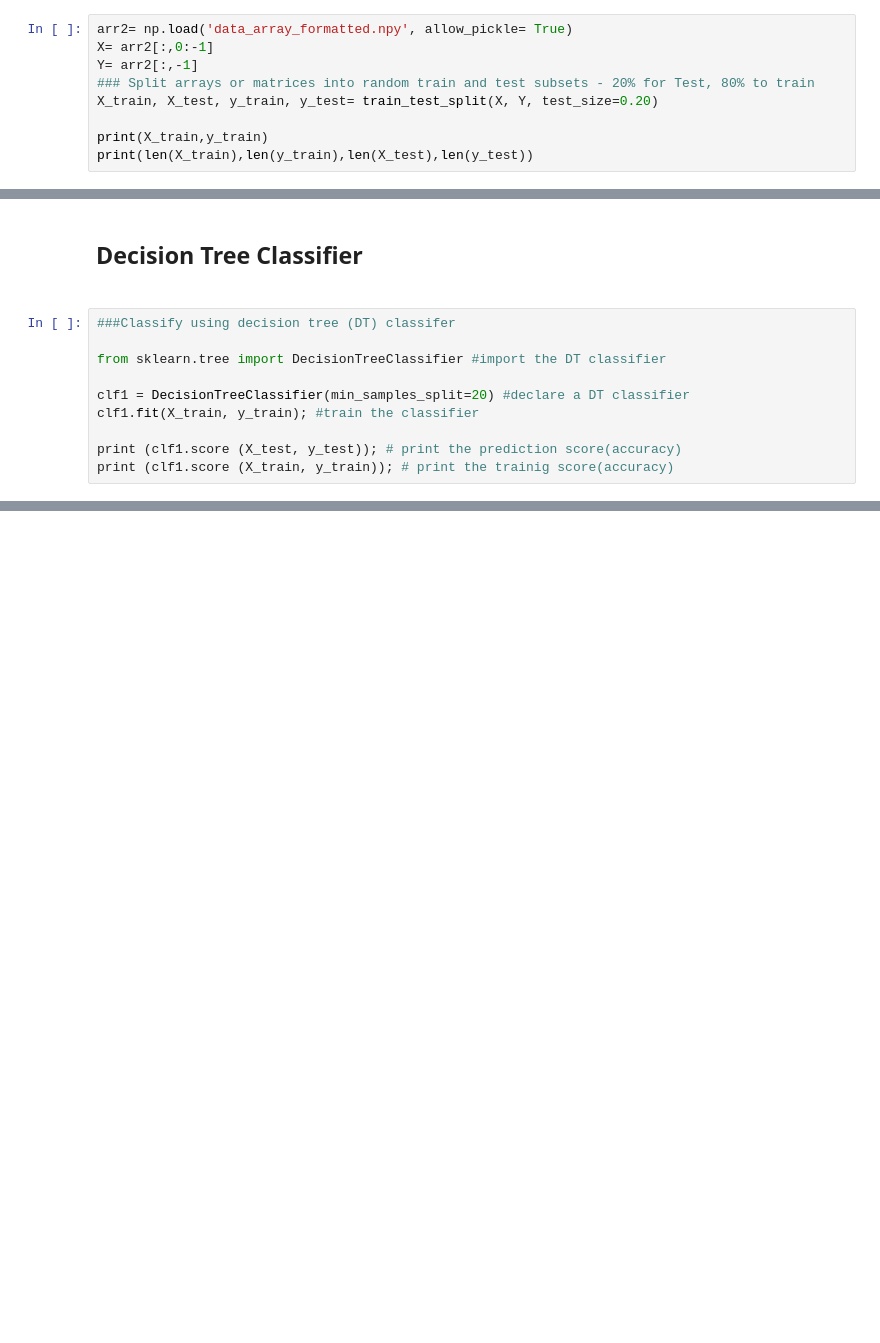
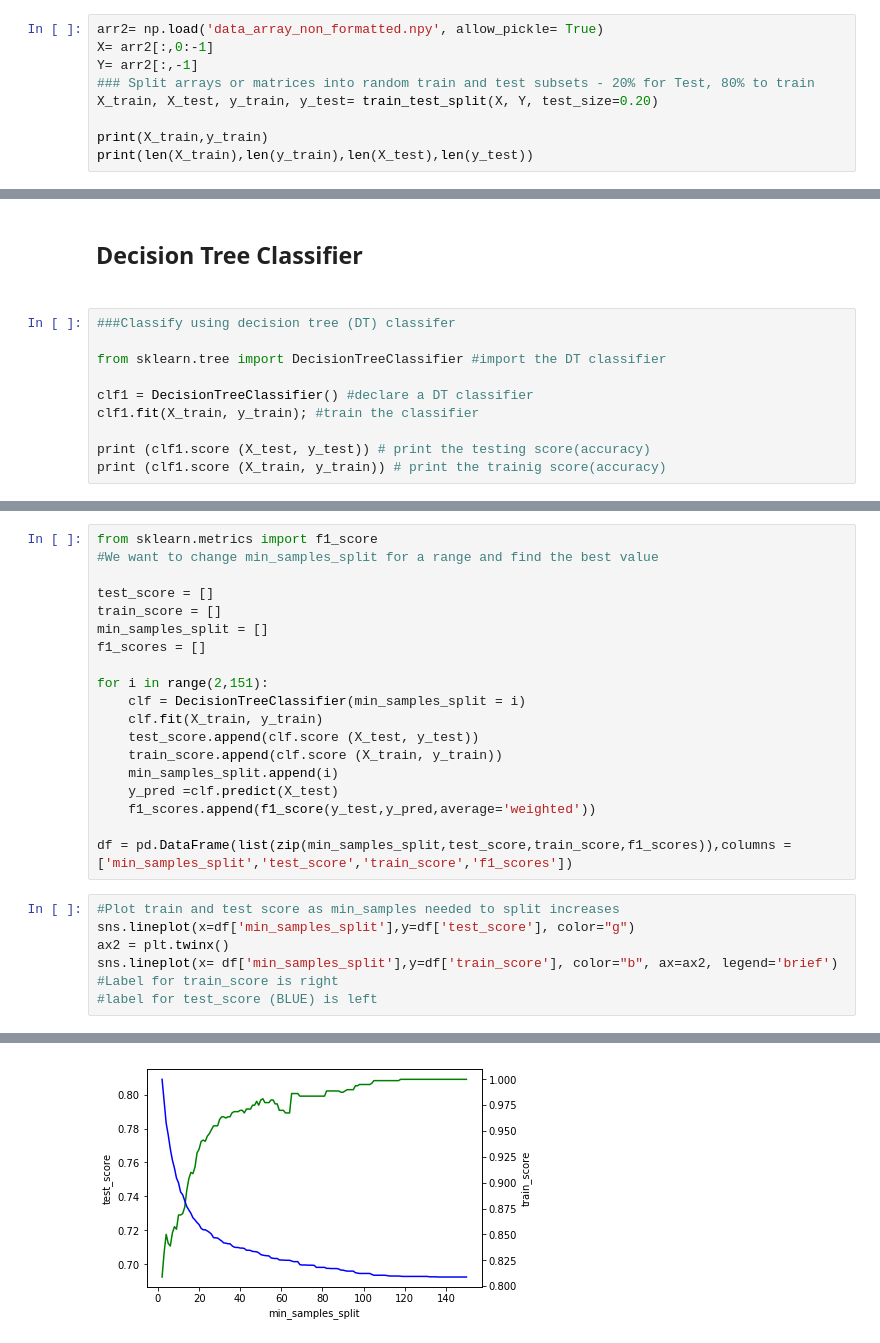
Before and after one commit to Taslim-M/The-Movies-Dataset, a Jupyter notebook: Applying Models.ipynb, the cells around one changed output, grey strips where cells are left out. Cells and saved outputs as stored; diff of their text form; blank space fills up the shorter version.

Commit message:
Phase 2 Graphs Fmatrix

```diff
--- a/Applying Models.ipynb
+++ b/Applying Models.ipynb
@@ -7,7 +10,7 @@ from sklearn.model_selection import train_test_split
 # %% [markdown]
 <h2> Loading Data <h2>
 # %%
-arr2= np.load('data_array_formatted.npy', allow_pickle= True)
+arr2= np.load('data_array_non_formatted.npy', allow_pickle= True)
 X= arr2[:,0:-1]
 Y= arr2[:,-1]
 ### Split arrays or matrices into random train and test subsets - 20% for Test, 80% to train
@@ -32,9 +34,9 @@ print(len(X_train),len(y_train),len(X_test),len(y_test))
 
 from sklearn.tree import DecisionTreeClassifier #import the DT classifier
 
-clf1 = DecisionTreeClassifier(min_samples_split=20) #declare a DT classifier
+clf1 = DecisionTreeClassifier() #declare a DT classifier
 clf1.fit(X_train, y_train); #train the classifier
 
-print (clf1.score (X_test, y_test)); # print the prediction score(accuracy)
-print (clf1.score (X_train, y_train)); # print the trainig score(accuracy)
+print (clf1.score (X_test, y_test)) # print the testing score(accuracy)
+print (clf1.score (X_train, y_train)) # print the trainig score(accuracy)
 # %% [output]
@@ -66,0 +47,27 @@ weighted avg       0.64      0.64      0.64      1314
+# %%
+from sklearn.metrics import f1_score
+#We want to change min_samples_split for a range and find the best value
+
+test_score = []
+train_score = []
+min_samples_split = []
+f1_scores = []
+
+for i in range(2,151):
+    clf = DecisionTreeClassifier(min_samples_split = i)
+    clf.fit(X_train, y_train)
+    test_score.append(clf.score (X_test, y_test))
+    train_score.append(clf.score (X_train, y_train))
+    min_samples_split.append(i)
+    y_pred =clf.predict(X_test)
+    f1_scores.append(f1_score(y_test,y_pred,average='weighted'))
+
+df = pd.DataFrame(list(zip(min_samples_split,test_score,train_score,f1_scores)),columns = ['min_samples_split','test_score','train_score','f1_scores'])
+# %%
+#Plot train and test score as min_samples needed to split increases
+sns.lineplot(x=df['min_samples_split'],y=df['test_score'], color="g")
+ax2 = plt.twinx()
+sns.lineplot(x= df['min_samples_split'],y=df['train_score'], color="b", ax=ax2, legend='brief')
+#Label for train_score is right
+#label for test_score (BLUE) is left
+# %% [output]
@@ -66,0 +75 @@ weighted avg       0.64      0.64      0.64      1314
+[figure, added]
```
Also changed, not shown: parts of 20 cells of this notebook, 3 other files.
